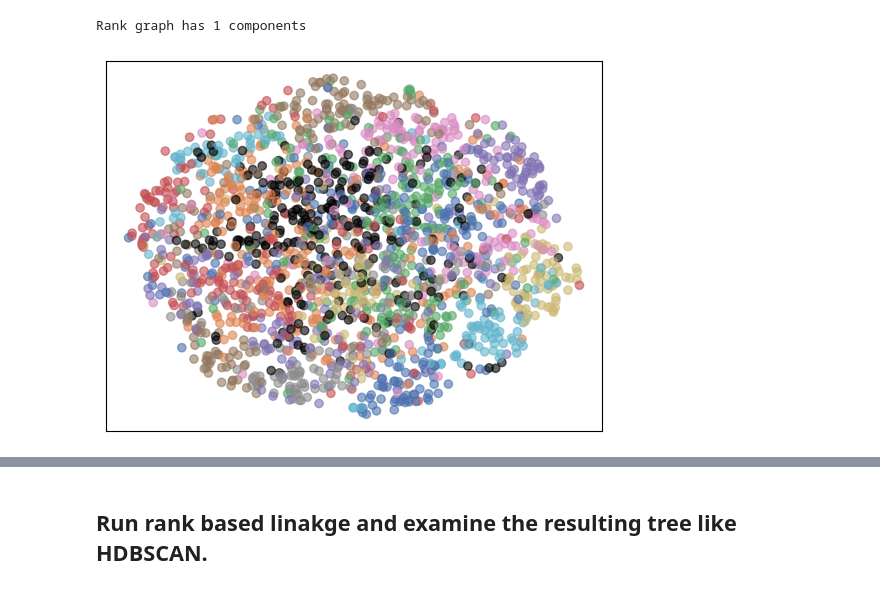
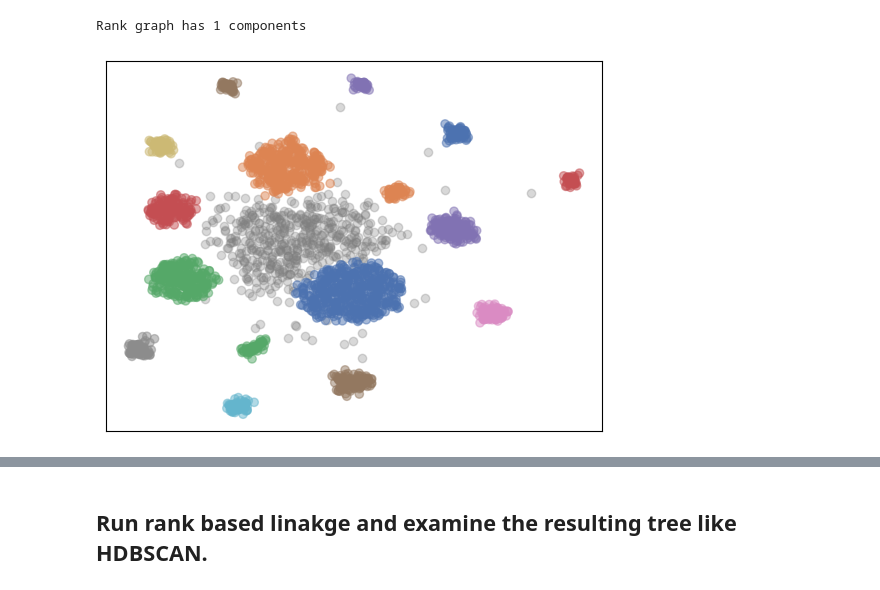
Before and after one commit to ryandewolfe33/rankbasedlinkage.py, a Jupyter notebook: notebooks/kppr_and_abcdo.ipynb, the cells around one changed output, grey strips where cells are left out. Cells and saved outputs as stored; diff of their text form; code cells hidden in the pictures.

```diff
--- a/notebooks/kppr_and_abcdo.ipynb
+++ b/notebooks/kppr_and_abcdo.ipynb
@@ -54,18 +54,21 @@ dist_graph.eliminate_zeros()
 dist_graph.data = np.max(dist_graph.data) + 0.001 - dist_graph.data
 
 # Embed into 2d for plotting
-data = umap.UMAP(metric="precomputed", n_neighbors=15).fit_transform(dist_graph)
+data = umap.UMAP(metric="precomputed", n_neighbors=19).fit_transform(dist_graph)
 # %% [output]
 Rank graph has 1 components
 # %%
 palette = sns.color_palette("deep", np.unique(label).max() + 1)
-colors = [palette[x] if x >= 0 else (0.0, 0.0, 0.0) for x in label]
-plt.scatter(data.T[0], data.T[1], c=colors, alpha=0.6)
+colors = [palette[x] if x >= 0 else (0.0, 0.0, 0.0) for x in label[label > -1]]
+
+plt.scatter(data[label == -1].T[0], data[label == -1].T[1], color="grey", alpha=0.3)
+plt.scatter(data[label > -1].T[0], data[label > -1].T[1], c=colors, alpha=0.5)
+
 frame = plt.gca()
 frame.axes.get_xaxis().set_visible(False)
 frame.axes.get_yaxis().set_visible(False)
 # %% [output]
-[figure, old version]
+[figure, new version]
 # %%
 # Cluster sizes
 cluster_sizes = np.arange(np.max(label)+1)
```
Also changed, not shown: parts of 7 cells of this notebook, 1 other file.
